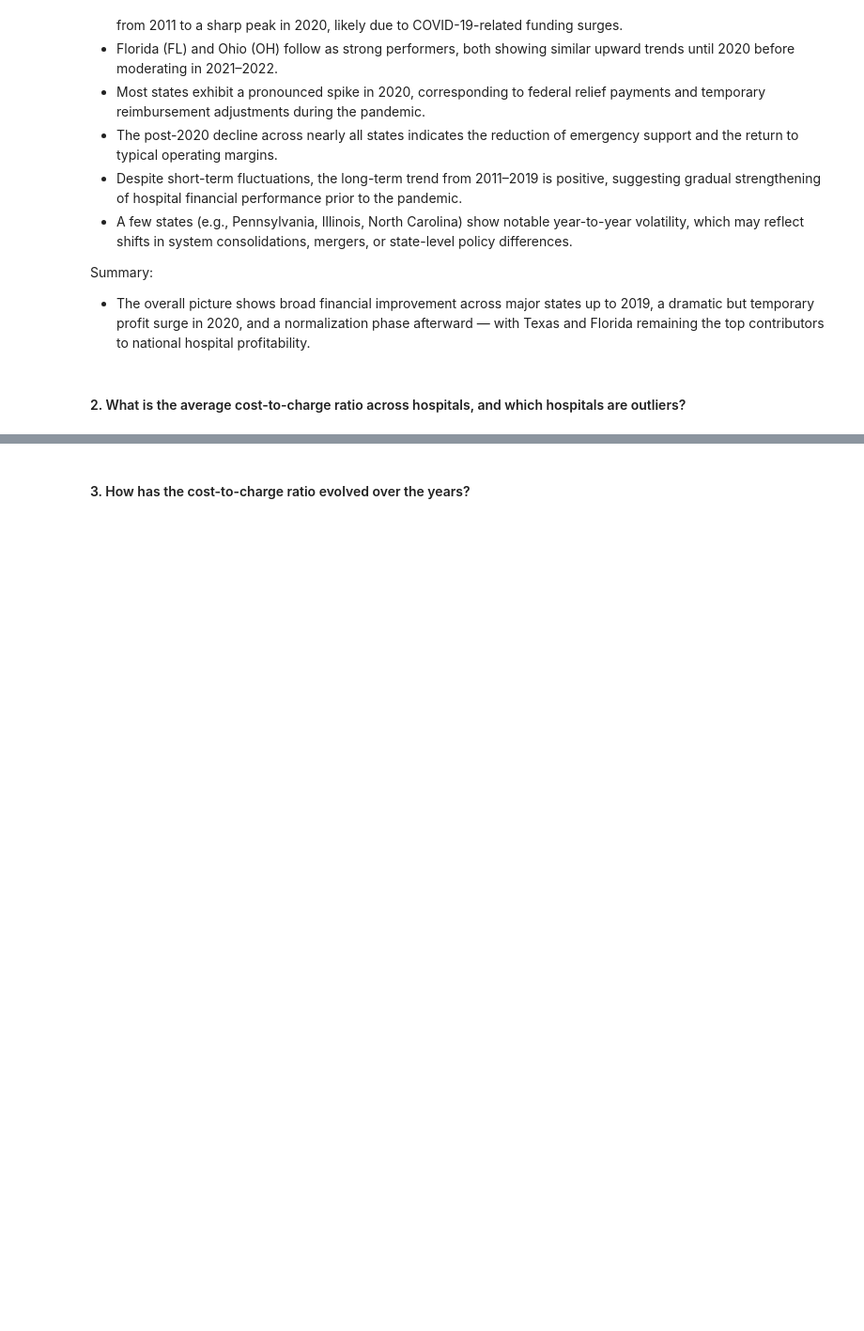
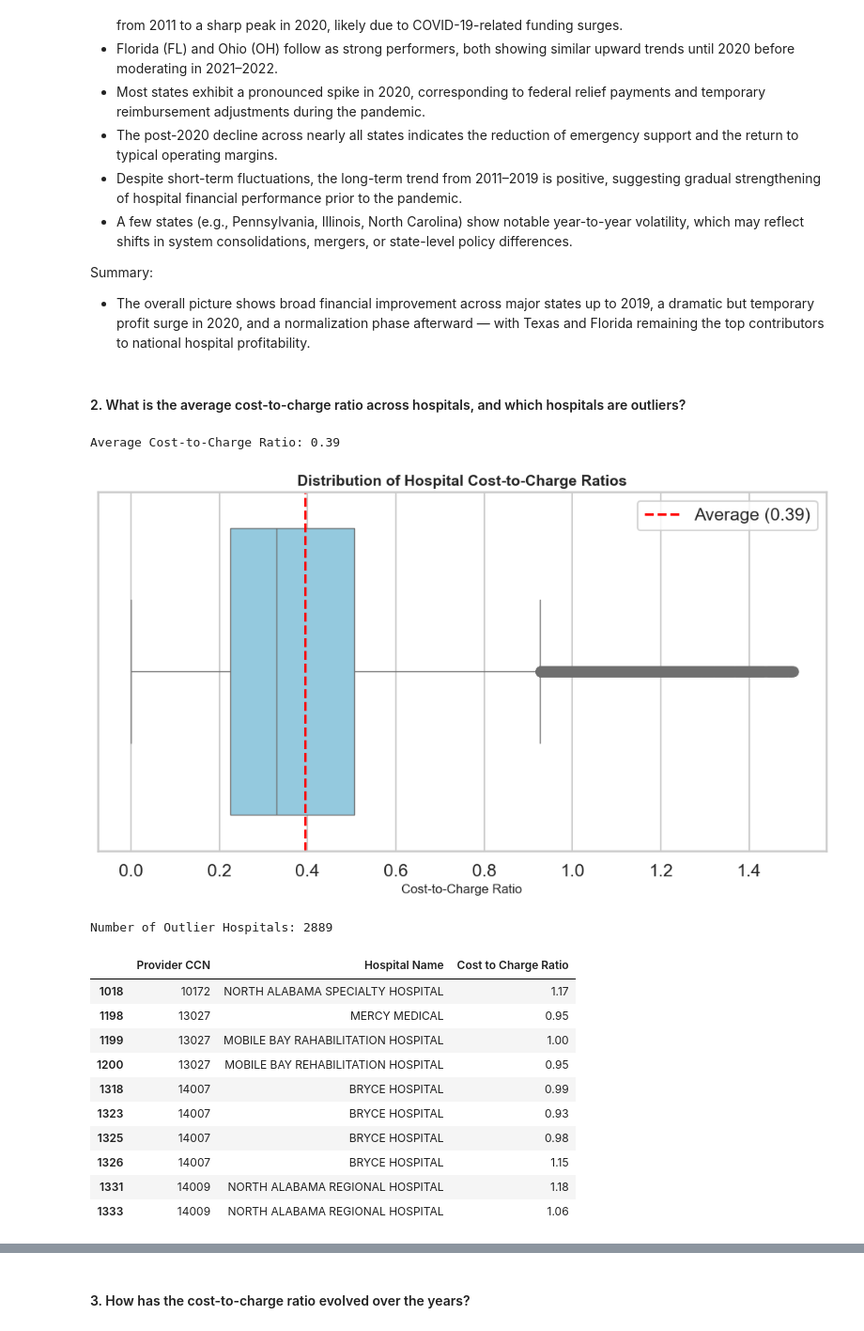
Before and after one commit to jcao-portfolio/hospital-provider-cost-data-analysis, a Jupyter notebook: Notebooks/hospital_provider_cost_data_analysis.ipynb, the cells around one changed output, grey strips where cells are left out. Shown at 94% size. Cells and saved outputs as stored; diff of their text form; code cells hidden in the pictures; blank space fills up the shorter version.

Commit message:
Modified jupyter notebook, finished working on second question of exploratory data analysis

```diff
--- a/Notebooks/hospital_provider_cost_data_analysis.ipynb
+++ b/Notebooks/hospital_provider_cost_data_analysis.ipynb
@@ -979,3 +979,72 @@ Summary:
 - The overall picture shows broad financial improvement across major states up to 2019, a dramatic but temporary profit surge in 2020, and a normalization phase afterward — with Texas and Florida remaining the top contributors to national hospital profitability.
 # %% [markdown]
 #### 2. What is the average cost-to-charge ratio across hospitals, and which hospitals are outliers?
+# %%
+# Replace commas and dollar signs if they exist, then convert to float
+cols = ['Total Costs', 'Combined Outpatient + Inpatient Total Charges']
+for c in cols:
+    hospital_provider_cost_data_clean[c] = (
+        hospital_provider_cost_data_clean[c]
+        .astype(str)
+        .str.replace('[\$,]', '', regex=True)
+        .replace('', '0')  # handle blanks
+        .astype(float)
+    )
+
+# --- 2. Compute cost-to-charge ratio safely ---
+hospital_provider_cost_data_clean = hospital_provider_cost_data_clean[
+    hospital_provider_cost_data_clean['Combined Outpatient + Inpatient Total Charges'] > 0
+]
+
+hospital_provider_cost_data_clean['Cost to Charge Ratio'] = (
+    hospital_provider_cost_data_clean['Total Costs'] /
+    hospital_provider_cost_data_clean['Combined Outpatient + Inpatient Total Charges']
+)
+
+# --- 3. Filter out invalid or unrealistic ratios ---
+hospital_provider_cost_data_clean = hospital_provider_cost_data_clean[
+    hospital_provider_cost_data_clean['Cost to Charge Ratio'].between(0, 1.5)
+]
+
+# --- 4. Calculate and print average ratio ---
+avg_ccr = hospital_provider_cost_data_clean['Cost to Charge Ratio'].mean()
+print(f"Average Cost-to-Charge Ratio: {avg_ccr:.2f}")
+
+# --- 5. Boxplot visualization ---
+plt.figure(figsize=(10, 6))
+sns.boxplot(data=hospital_provider_cost_data_clean, x='Cost to Charge Ratio', color='skyblue')
+plt.title("Distribution of Hospital Cost-to-Charge Ratios", fontsize=14, weight='bold')
+plt.xlabel("Cost-to-Charge Ratio", fontsize=12)
+plt.axvline(avg_ccr, color='red', linestyle='--', label=f'Average ({avg_ccr:.2f})')
+plt.legend()
+plt.tight_layout()
+plt.show()
+
+# --- 6. Identify outliers using IQR ---
+Q1 = hospital_provider_cost_data_clean['Cost to Charge Ratio'].quantile(0.25)
+Q3 = hospital_provider_cost_data_clean['Cost to Charge Ratio'].quantile(0.75)
+IQR = Q3 - Q1
+
+outlier_mask = (
+    (hospital_provider_cost_data_clean['Cost to Charge Ratio'] < (Q1 - 1.5 * IQR)) |
+    (hospital_provider_cost_data_clean['Cost to Charge Ratio'] > (Q3 + 1.5 * IQR))
+)
+outliers = hospital_provider_cost_data_clean[outlier_mask]
+
+print(f"Number of Outlier Hospitals: {len(outliers)}")
+outliers[['Provider CCN', 'Hospital Name', 'Cost to Charge Ratio']].head(10)
+# %% [output]
+Average Cost-to-Charge Ratio: 0.39
+[figure, added]
+Number of Outlier Hospitals: 2889
+|  | Provider CCN | Hospital Name | Cost to Charge Ratio |
+| 1018 | 10172 | NORTH ALABAMA SPECIALTY HOSPITAL | 1.17 |
+| 1198 | 13027 | MERCY MEDICAL | 0.95 |
+| 1199 | 13027 | MOBILE BAY RAHABILITATION HOSPITAL | 1.00 |
+| 1200 | 13027 | MOBILE BAY REHABILITATION HOSPITAL | 0.95 |
+| 1318 | 14007 | BRYCE HOSPITAL | 0.99 |
+| 1323 | 14007 | BRYCE HOSPITAL | 0.93 |
+| 1325 | 14007 | BRYCE HOSPITAL | 0.98 |
+| 1326 | 14007 | BRYCE HOSPITAL | 1.15 |
+| 1331 | 14009 | NORTH ALABAMA REGIONAL HOSPITAL | 1.18 |
+| 1333 | 14009 | NORTH ALABAMA REGIONAL HOSPITAL | 1.06 |
```
Also changed, not shown: parts of 2 cells of this notebook.
